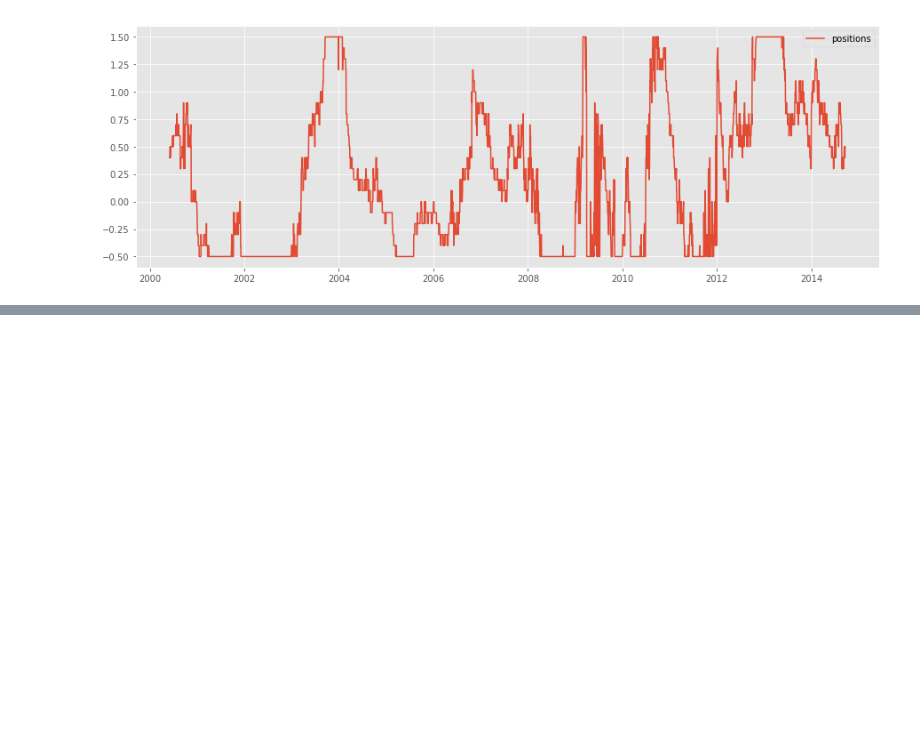
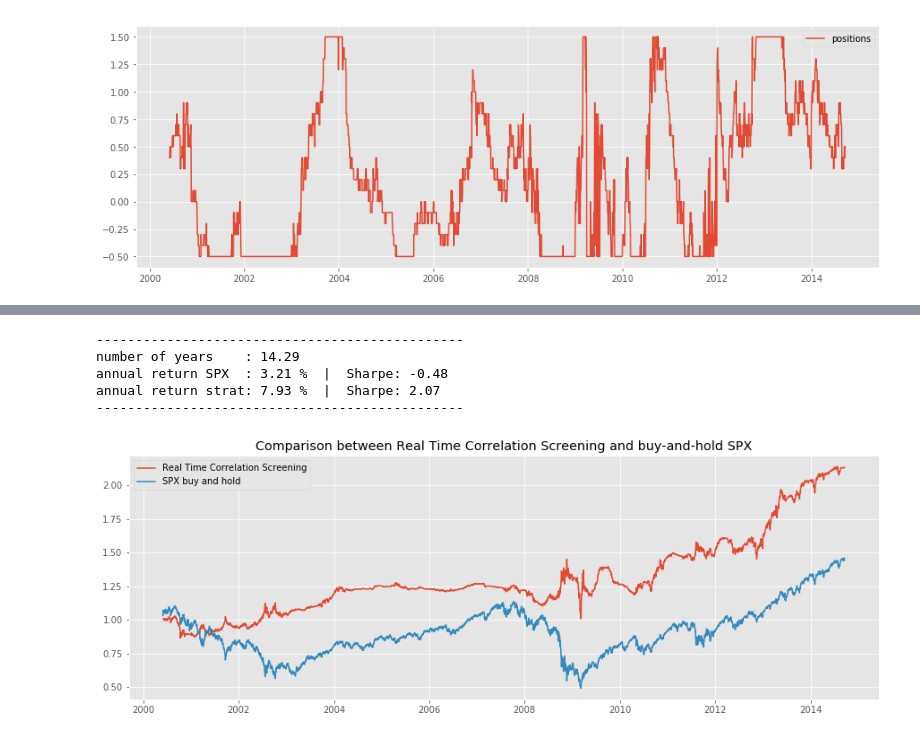
Before and after one commit to rmfeng/dsqfltproject, a Jupyter notebook: notebooks/corr_screening_regression.ipynb, the cells around one changed output, grey strips where cells are left out. Cells and saved outputs as stored; diff of their text form; code cells hidden in the pictures; blank space fills up the shorter version.

```diff
--- a/notebooks/corr_screening_regression.ipynb
+++ b/notebooks/corr_screening_regression.ipynb
@@ -135,0 +165,11 @@ annual return strat: 12.3 %  |  Sharpe: 1.43
+# %%
+# plot wealth
+
+tb.plot_wealth_CS(nbp,RealTime=True)
+# %% [output]
+-----------------------------------------------
+number of years    : 14.29
+annual return SPX  : 3.21 %  |  Sharpe: -0.48
+annual return strat: 7.93 %  |  Sharpe: 2.07
+-----------------------------------------------
+[figure, added]
```
Also changed, not shown: parts of 9 cells of this notebook, 2 other files.
